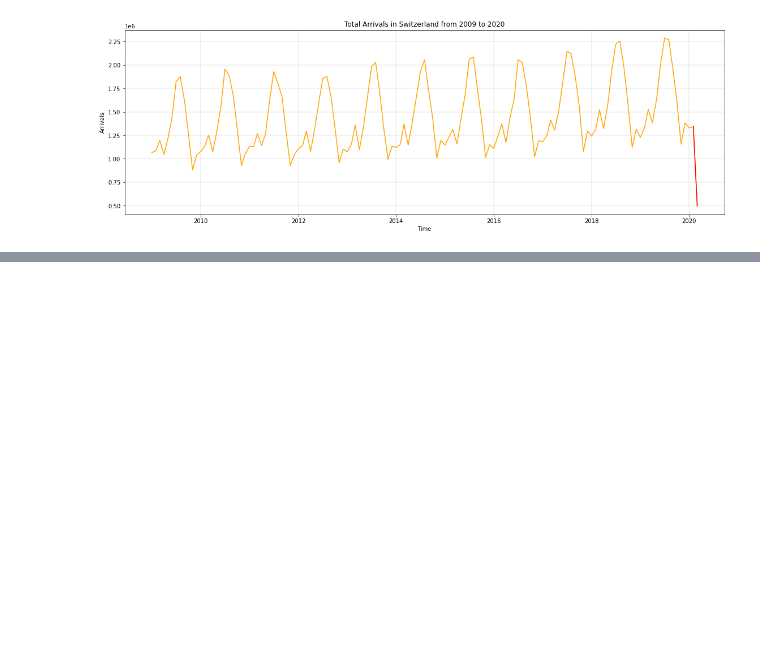
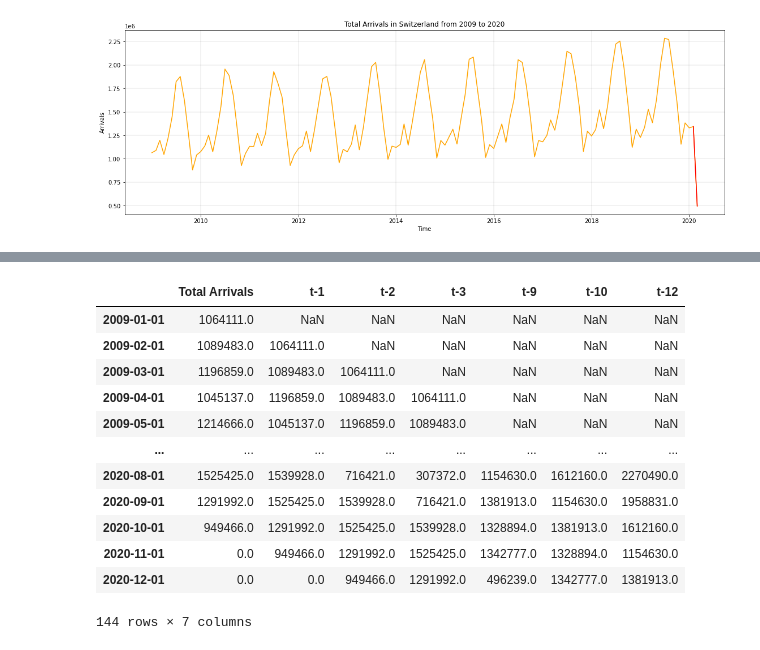
Before and after one commit to naayem/SwissHotelArrivalsPredictor, a Jupyter notebook: Project.ipynb, the cells around one changed output, grey strips where cells are left out. Cells and saved outputs as stored; diff of their text form; code cells hidden in the pictures; blank space fills up the shorter version.

```diff
--- a/Project.ipynb
+++ b/Project.ipynb
@@ -79,0 +121,2 @@ plt.show()
+# %%
+delays = [1, 2, 3, 9, 10, 12]
@@ -79,0 +126,16 @@ plt.show()
+# %%
+Arrivals
+# %% [output]
+|  | Total Arrivals | t-1 | t-2 | t-3 | t-9 | t-10 | t-12 |
+| 2009-01-01 | 1064111.0 | NaN | NaN | NaN | NaN | NaN | NaN |
+| 2009-02-01 | 1089483.0 | 1064111.0 | NaN | NaN | NaN | NaN | NaN |
+| 2009-03-01 | 1196859.0 | 1089483.0 | 1064111.0 | NaN | NaN | NaN | NaN |
+| 2009-04-01 | 1045137.0 | 1196859.0 | 1089483.0 | 1064111.0 | NaN | NaN | NaN |
+| 2009-05-01 | 1214666.0 | 1045137.0 | 1196859.0 | 1089483.0 | NaN | NaN | NaN |
+| ... | ... | ... | ... | ... | ... | ... | ... |
+| 2020-08-01 | 1525425.0 | 1539928.0 | 716421.0 | 307372.0 | 1154630.0 | 1612160.0 | 2270490.0 |
+| 2020-09-01 | 1291992.0 | 1525425.0 | 1539928.0 | 716421.0 | 1381913.0 | 1154630.0 | 1958831.0 |
+| 2020-10-01 | 949466.0 | 1291992.0 | 1525425.0 | 1539928.0 | 1328894.0 | 1381913.0 | 1612160.0 |
+| 2020-11-01 | 0.0 | 949466.0 | 1291992.0 | 1525425.0 | 1342777.0 | 1328894.0 | 1154630.0 |
+| 2020-12-01 | 0.0 | 0.0 | 949466.0 | 1291992.0 | 496239.0 | 1342777.0 | 1381913.0 |
+144 rows × 7 columns
```
Also changed, not shown: parts of 18 cells of this notebook.
